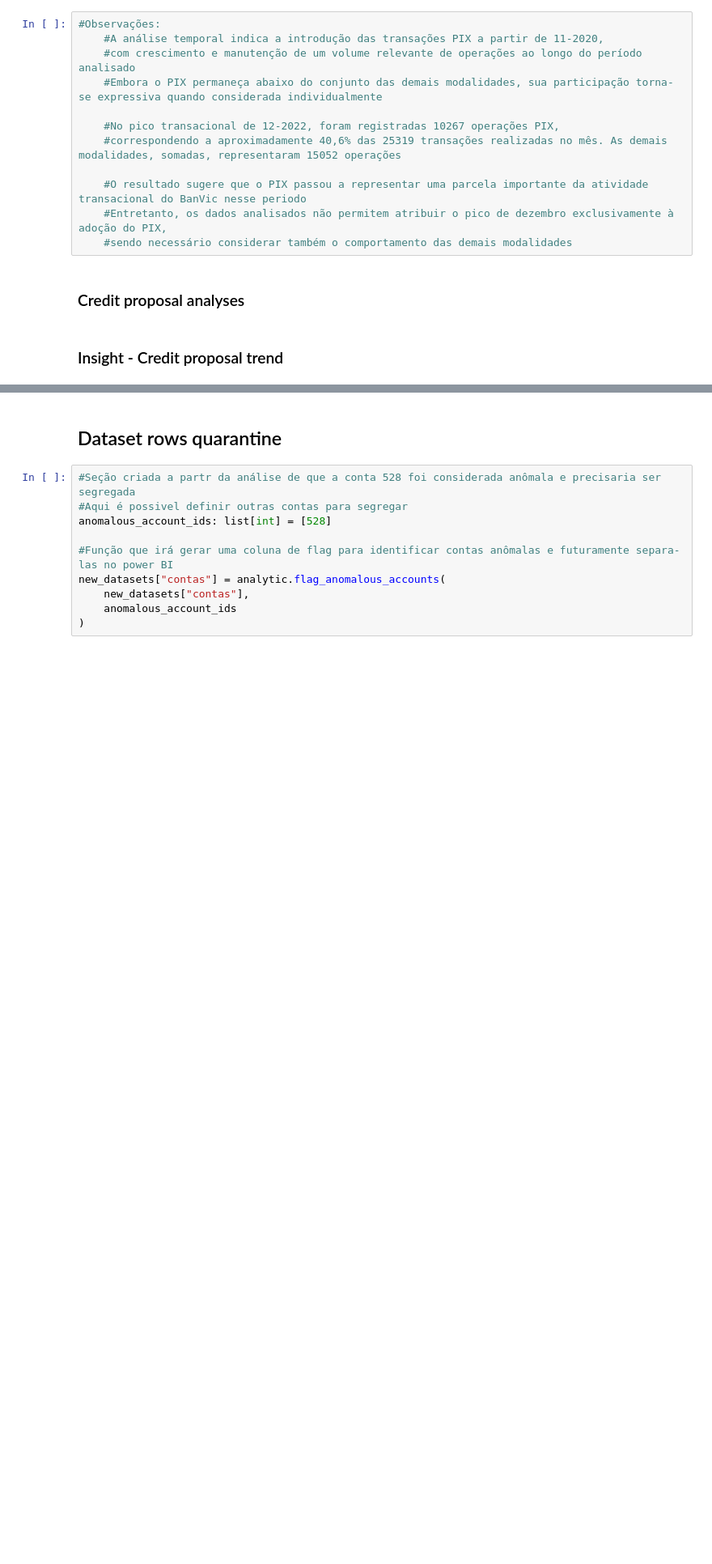
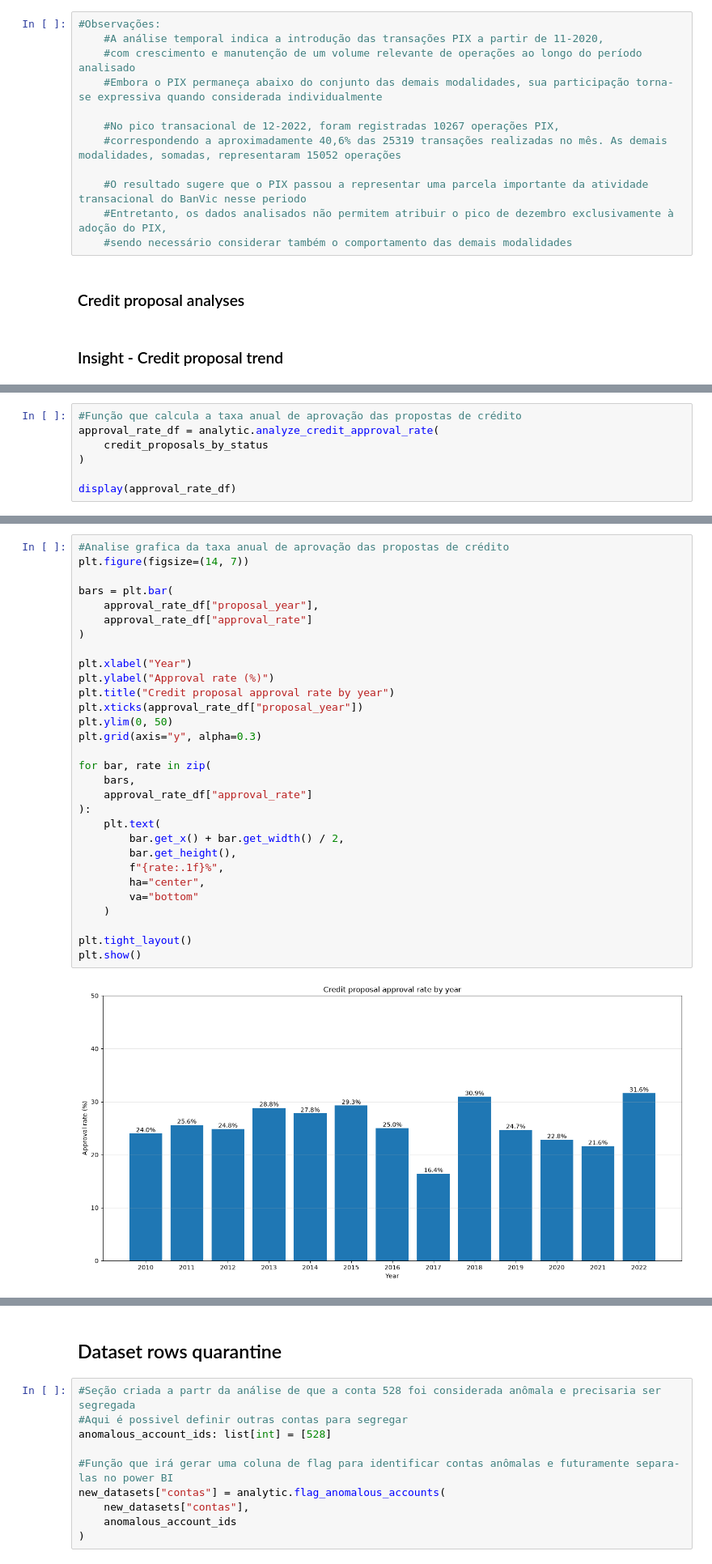
Before and after one commit to luiz-ed-ferreira/Project_BanvicDataAnalytics, a Jupyter notebook: notebooks/main_analyses.ipynb, the cells around one changed output, grey strips where cells are left out. Shown at 81% size. Drawn from its saved outputs; the diff is of its cells as text; blank space fills up the shorter version.

```diff
--- a/notebooks/main_analyses.ipynb
+++ b/notebooks/main_analyses.ipynb
@@ -1541,0 +1620,7 @@ plt.show()
+# %%
+#Função que calcula a taxa anual de aprovação das propostas de crédito
+approval_rate_df = analytic.analyze_credit_approval_rate(
+    credit_proposals_by_status
+)
+
+display(approval_rate_df)
@@ -1541,0 +1642,32 @@ plt.show()
+# %%
+#Analise grafica da taxa anual de aprovação das propostas de crédito
+plt.figure(figsize=(14, 7))
+
+bars = plt.bar(
+    approval_rate_df["proposal_year"],
+    approval_rate_df["approval_rate"]
+)
+
+plt.xlabel("Year")
+plt.ylabel("Approval rate (%)")
+plt.title("Credit proposal approval rate by year")
+plt.xticks(approval_rate_df["proposal_year"])
+plt.ylim(0, 50)
+plt.grid(axis="y", alpha=0.3)
+
+for bar, rate in zip(
+    bars,
+    approval_rate_df["approval_rate"]
+):
+    plt.text(
+        bar.get_x() + bar.get_width() / 2,
+        bar.get_height(),
+        f"{rate:.1f}%",
+        ha="center",
+        va="bottom"
+    )
+
+plt.tight_layout()
+plt.show()
+# %% [output]
+[figure, added]
```
Also changed, not shown: parts of 8 cells of this notebook, 3 other files.
